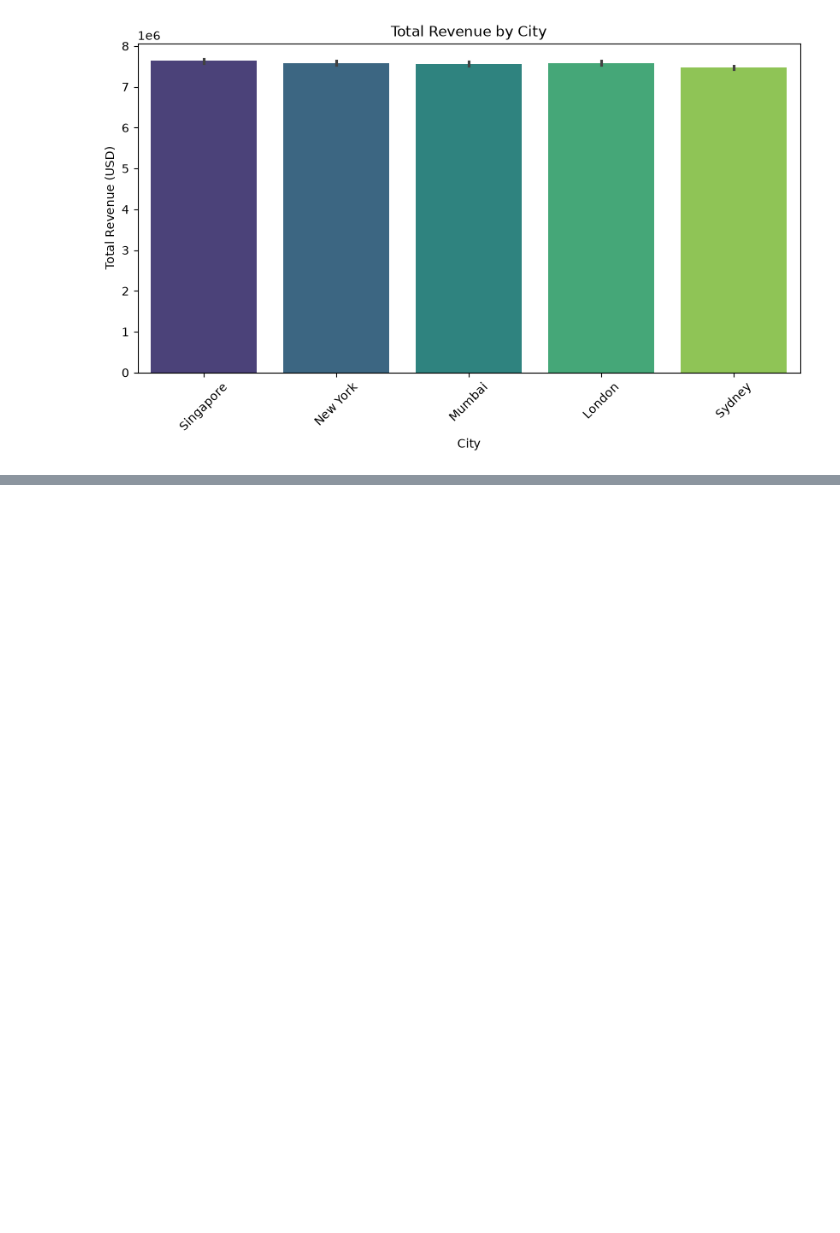
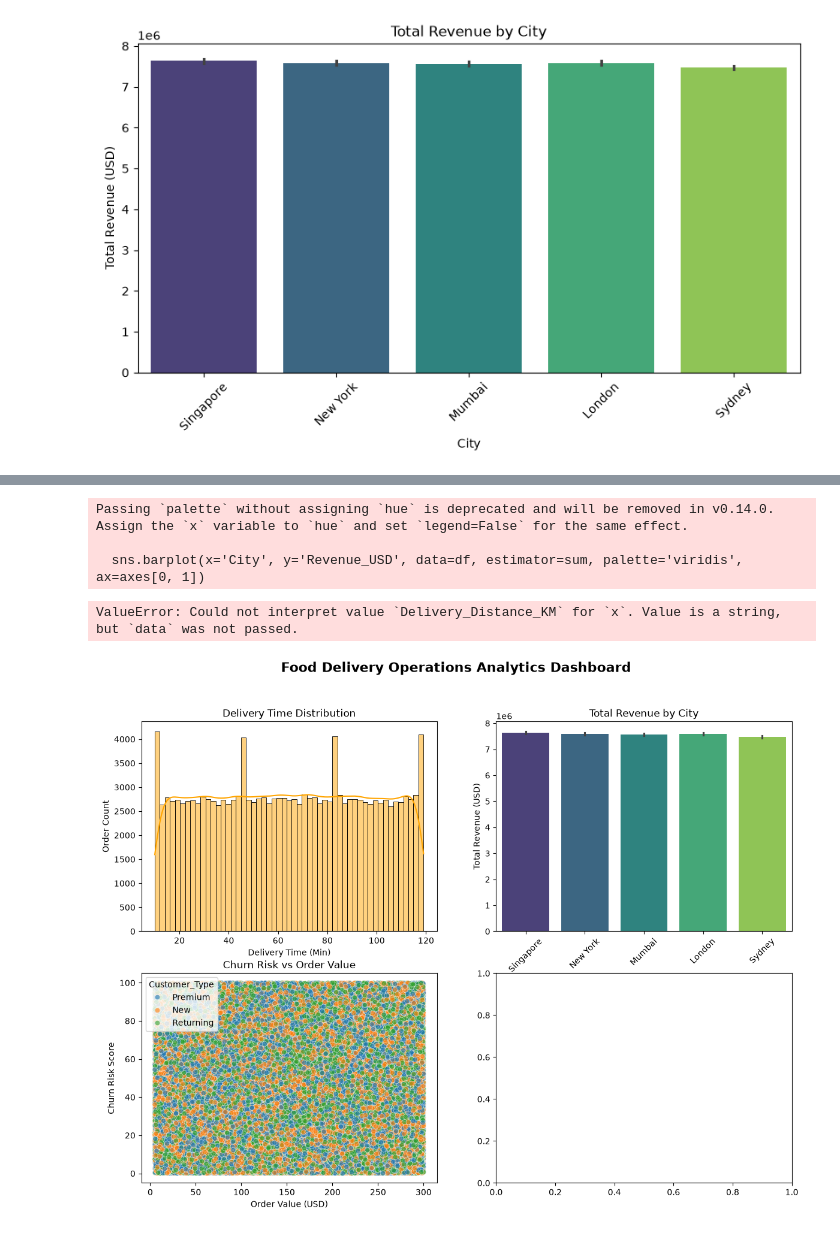
Before and after one commit to areeba772/Data-Analyst-Projects, a Jupyter notebook: food-delivery-analytics/analysis.ipynb, the cells around one changed output, grey strips where cells are left out. Cells and saved outputs as stored; diff of their text form; code cells hidden in the pictures; blank space fills up the shorter version.

```diff
--- a/food-delivery-analytics/analysis.ipynb
+++ b/food-delivery-analytics/analysis.ipynb
@@ -145,0 +185,47 @@ plt.show()
+# %%
+import pandas as pd
+import matplotlib.pyplot as plt
+import seaborn as sns
+
+# Dataset load karein
+df = pd.read_csv('Data/Cleaned_Food_Delivery_Data.csv')
+
+# Dashboard layout (2 rows, 2 columns) banana
+fig, axes = plt.subplots(nrows=2, ncols=2, figsize=(14, 10))
+fig.suptitle('Food Delivery Operations Analytics Dashboard', fontsize=16, fontweight='bold')
+
+# 1. Delivery Time Distribution (Top-Left)
+sns.histplot(df['Delivery_Time_Min'], kde=True, color='orange', ax=axes[0, 0])
+axes[0, 0].set_title('Delivery Time Distribution')
+axes[0, 0].set_xlabel('Delivery Time (Min)')
+axes[0, 0].set_ylabel('Order Count')
+
+# 2. Total Revenue by City (Top-Right)
+sns.barplot(x='City', y='Revenue_USD', data=df, estimator=sum, palette='viridis', ax=axes[0, 1])
+axes[0, 1].set_title('Total Revenue by City')
+axes[0, 1].set_xlabel('City')
+axes[0, 1].set_ylabel('Total Revenue (USD)')
+axes[0, 1].tick_params(axis='x', rotation=45)
+
+# 3. Customer Churn Risk vs Order Value (Bottom-Left)
+sns.scatterplot(x='Order_Value_USD', y='Churn_Risk', hue='Customer_Type', data=df, alpha=0.6, ax=axes[1, 0])
+axes[1, 0].set_title('Churn Risk vs Order Value')
+axes[1, 0].set_xlabel('Order Value (USD)')
+axes[1, 0].set_ylabel('Churn Risk Score')
+
+# 4. Delivery Distance vs Delivery Time (Bottom-Right)
+sns.scatterplot(x='Delivery_Distance_KM', y='Delivery_Time_Min', color='green', alpha=0.5, ax=axes[1, 1])
+axes[1, 1].set_title('Delivery Distance vs Delivery Time')
+axes[1, 1].set_xlabel('Distance (KM)')
+axes[1, 1].set_ylabel('Delivery Time (Min)')
+
+# Layout adjust karna aur save karna
+plt.tight_layout(rect=[0, 0.03, 1, 0.95])
+plt.savefig('Data/delivery_dashboard.png', dpi=300, bbox_inches='tight')
+plt.show()
+# %% [output]
+Passing `palette` without assigning `hue` is deprecated and will be removed in v0.14.0. Assign the `x` variable to `hue` and set `legend=False` for the same effect.
+
+  sns.barplot(x='City', y='Revenue_USD', data=df, estimator=sum, palette='viridis', ax=axes[0, 1])
+ValueError: Could not interpret value `Delivery_Distance_KM` for `x`. Value is a string, but `data` was not passed.
+[figure, added]
```
Also changed, not shown: parts of 5 cells of this notebook, 3 other files.
